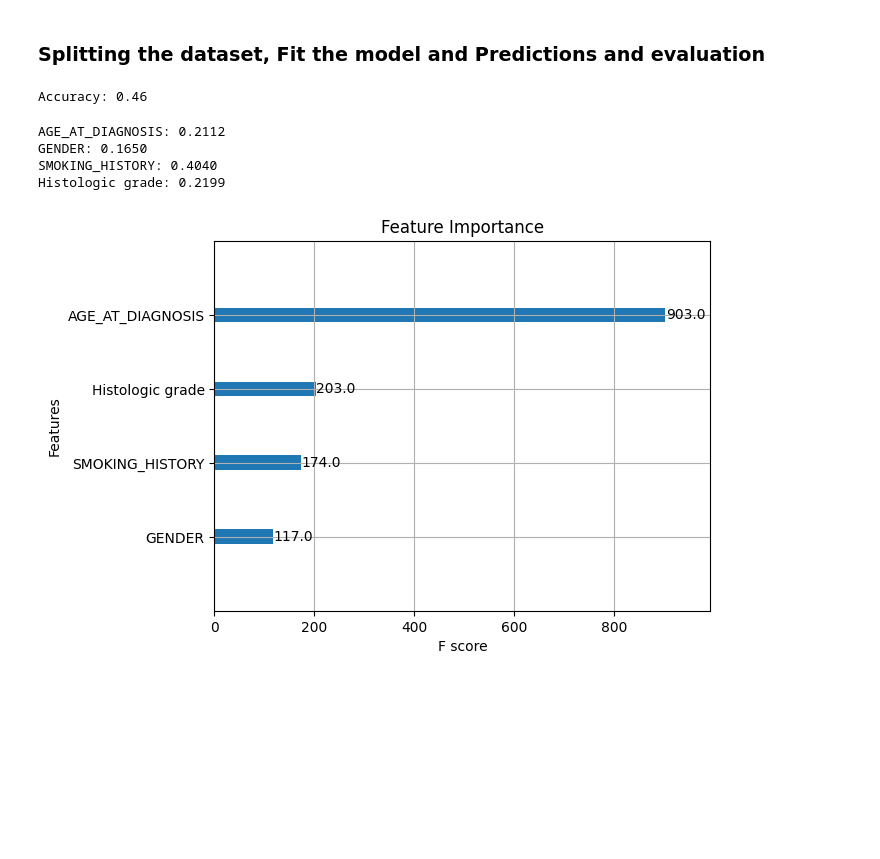
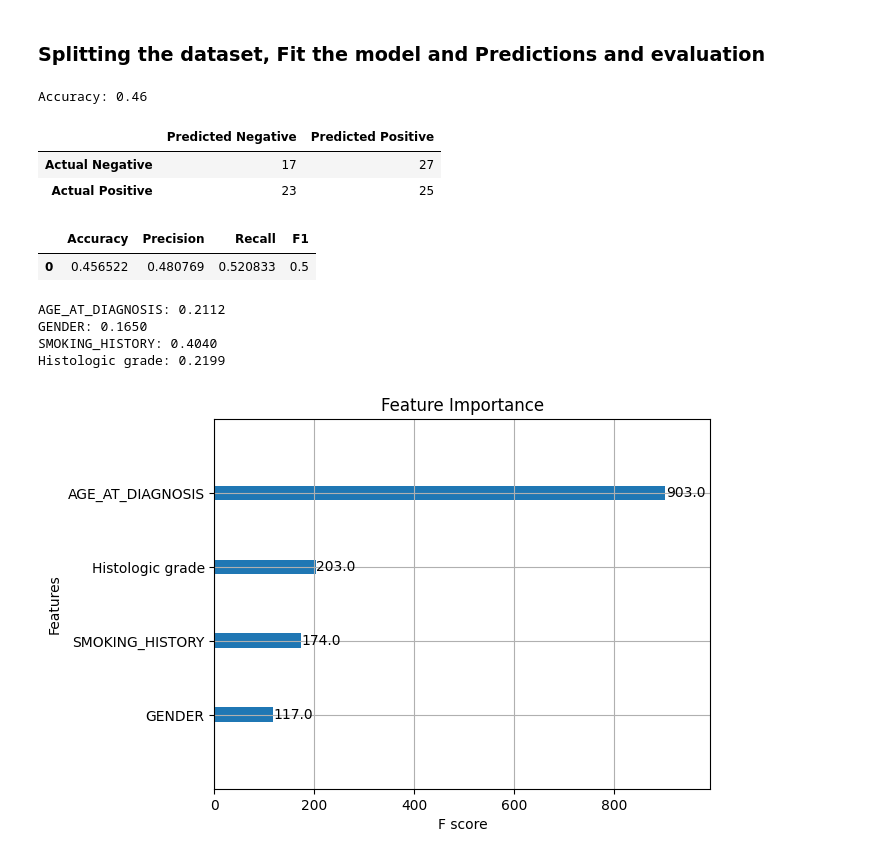
Before and after one commit to lidiaPolyakov/Products-project, a Jupyter notebook: POC/POC - Dataset2/XGBoost/POC - Dataset2 - XGBoost v1.ipynb, the cells around one changed output. Cells and saved outputs as stored; diff of their text form; code cells hidden in the pictures; blank space fills up the shorter version.

```diff
--- a/POC/POC - Dataset2/POC - Dataset2 - XGBoost.ipynb
+++ b/POC/POC - Dataset2/XGBoost/POC - Dataset2 - XGBoost v1.ipynb
@@ -94,6 +94,34 @@ accuracy = accuracy_score(y_test, y_pred)
 print(f"Accuracy: {accuracy:.2f}")
 # %% [output]
 Accuracy: 0.46
+# %%
+from sklearn.metrics import confusion_matrix
+
+# plot the confusion matrix as a dataframe
+cm = confusion_matrix(y_test, y_pred)
+cm_df = pd.DataFrame(cm, columns=['Predicted Negative', 'Predicted Positive'], index=['Actual Negative', 'Actual Positive'])
+cm_df
+# %% [output]
+|  | Predicted Negative | Predicted Positive |
+| Actual Negative | 17 | 27 |
+| Actual Positive | 23 | 25 |
+# %%
+# print the accuracy, precision recall and f1 score of the model as a dataframe
+from sklearn.metrics import precision_recall_fscore_support
+from sklearn.metrics import accuracy_score
+
+precision, recall, f1, _ = precision_recall_fscore_support(y_test, y_pred, average='binary')
+accuracy = accuracy_score(y_test, y_pred)
+
+pd.DataFrame({
+    'Accuracy': [accuracy],
+	'Precision': [precision],
+	'Recall': [recall],
+	'F1': [f1]
+})
+# %% [output]
+|  | Accuracy | Precision | Recall | F1 |
+| 0 | 0.456522 | 0.480769 | 0.520833 | 0.5 |
 # %%
 feature_importances = model.feature_importances_
 
```
Also changed, not shown: parts of 5 cells of this notebook, 4 other files.
